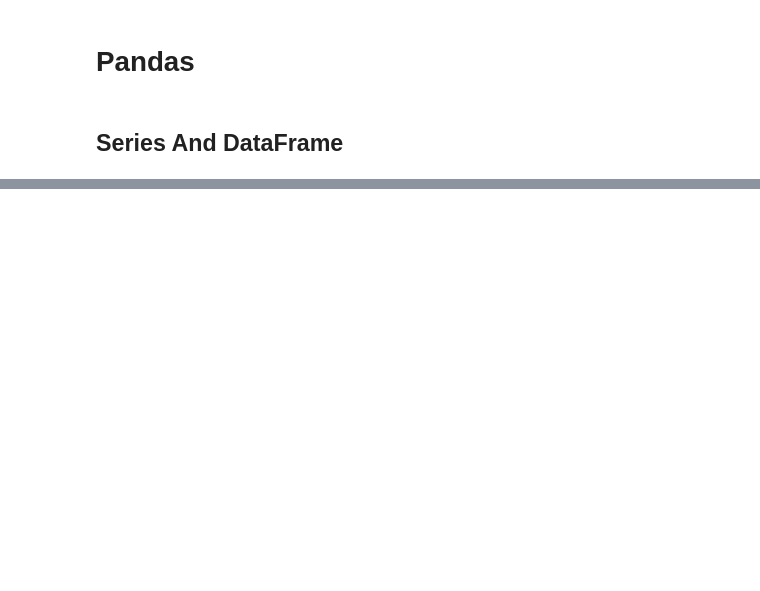
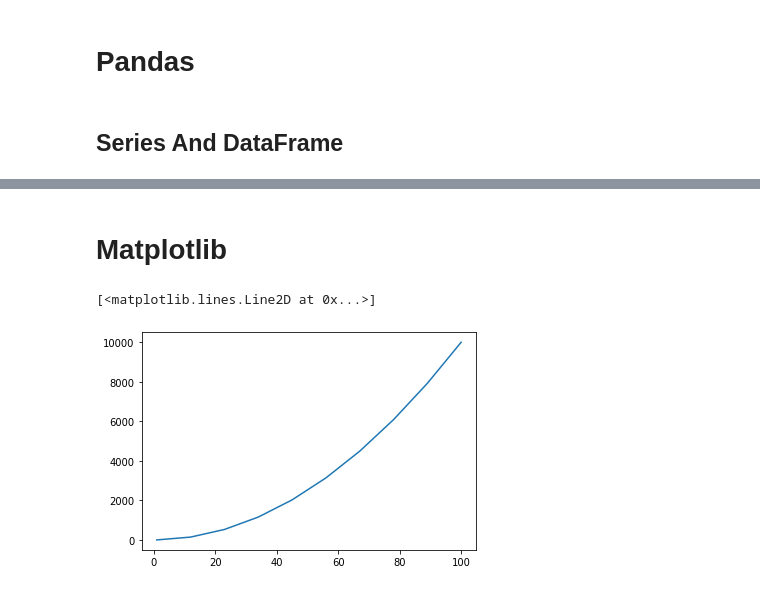
Before and after one commit to SidharthArya/.bspwm, a Jupyter notebook: Assignments/001_Basic_Python.ipynb, the cells around one changed output, grey strips where cells are left out. Saved outputs shown, nothing was run; the diff lists cells and outputs as text; code cells hidden in the pictures; blank space fills up the shorter version.

```diff
--- a/Assignments/001_Basic_Python.ipynb
+++ b/Assignments/001_Basic_Python.ipynb
@@ -154,0 +595,12 @@ set(list3)
+# %% [markdown]
+# Matplotlib
+# %%
+%matplotlib inline
+# Inline plots
+import matplotlib.pyplot as plt
+x=np.linspace(1,100,10)
+y=np.linspace(1,100,10)**2
+plt.plot(x,y)
+# %% [output]
+[<matplotlib.lines.Line2D at 0x...>]
+[figure, added]
```
Also changed, not shown: parts of 56 cells of this notebook.
